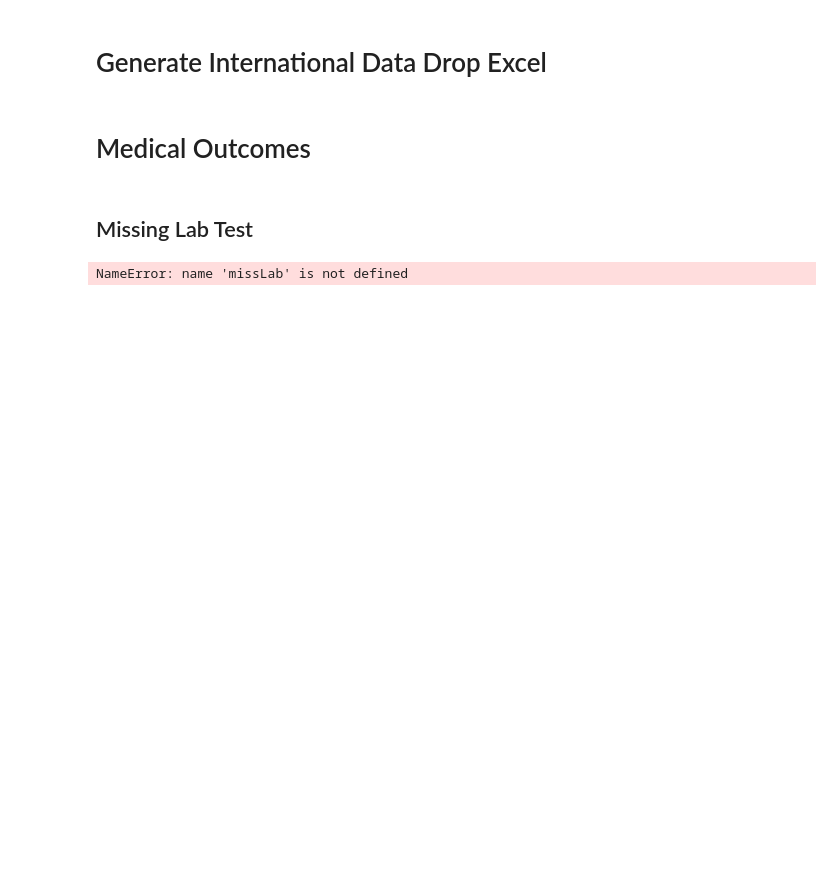
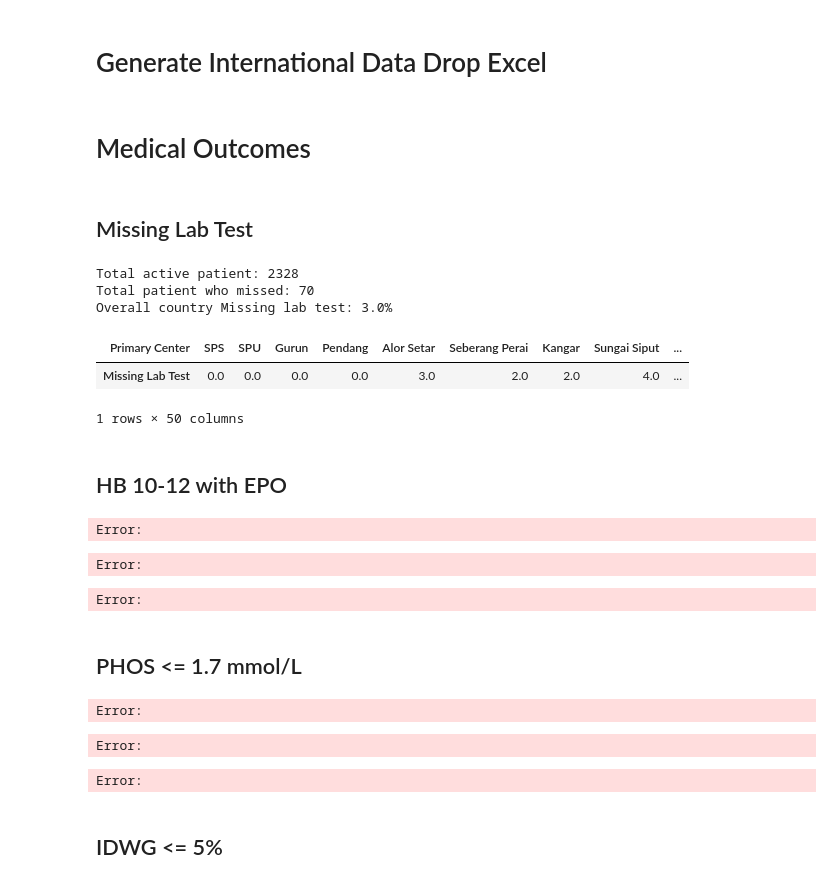
Before and after one commit to AshrafRafizaDaVita/Clinical-Data, a Jupyter notebook: Clinical-Data.ipynb, the cells around one changed output. Drawn from its saved outputs; the diff is of its cells as text; code cells hidden in the pictures; blank space fills up the shorter version.

```diff
--- a/Clinical-Data.ipynb
+++ b/Clinical-Data.ipynb
@@ -154,7 +158,31 @@ dataDrop = gene_DataDrop(df2)
 # Medical Outcomes
 # %% [markdown]
 ## Missing Lab Test
+# %%
+misslab = missLab(dataDrop)
+misslab
+# %% [output]
+Total active patient: 2328
+Total patient who missed: 70
+Overall country Missing lab test: 3.0%
+| Primary Center | SPS | SPU | Gurun | Pendang | Alor Setar | Seberang Perai | Kangar | Sungai Siput | ... |
+| Missing Lab Test | 0.0 | 0.0 | 0.0 | 0.0 | 3.0 | 2.0 | 2.0 | 4.0 | ... |
+1 rows × 50 columns
+# %% [markdown]
+## HB 10-12 with EPO
 # %%
-missLab(dataDrop)
+hb(dataDrop)
 # %% [output]
-NameError: name 'missLab' is not defined
+Error:
+Error:
+Error:
+# %% [markdown]
+## PHOS <= 1.7 mmol/L
+# %%
+phos(dataDrop)
+# %% [output]
+Error:
+Error:
+Error:
+# %% [markdown]
+## IDWG <= 5%
```
Also changed, not shown: parts of 10 cells of this notebook, 1 other file.
